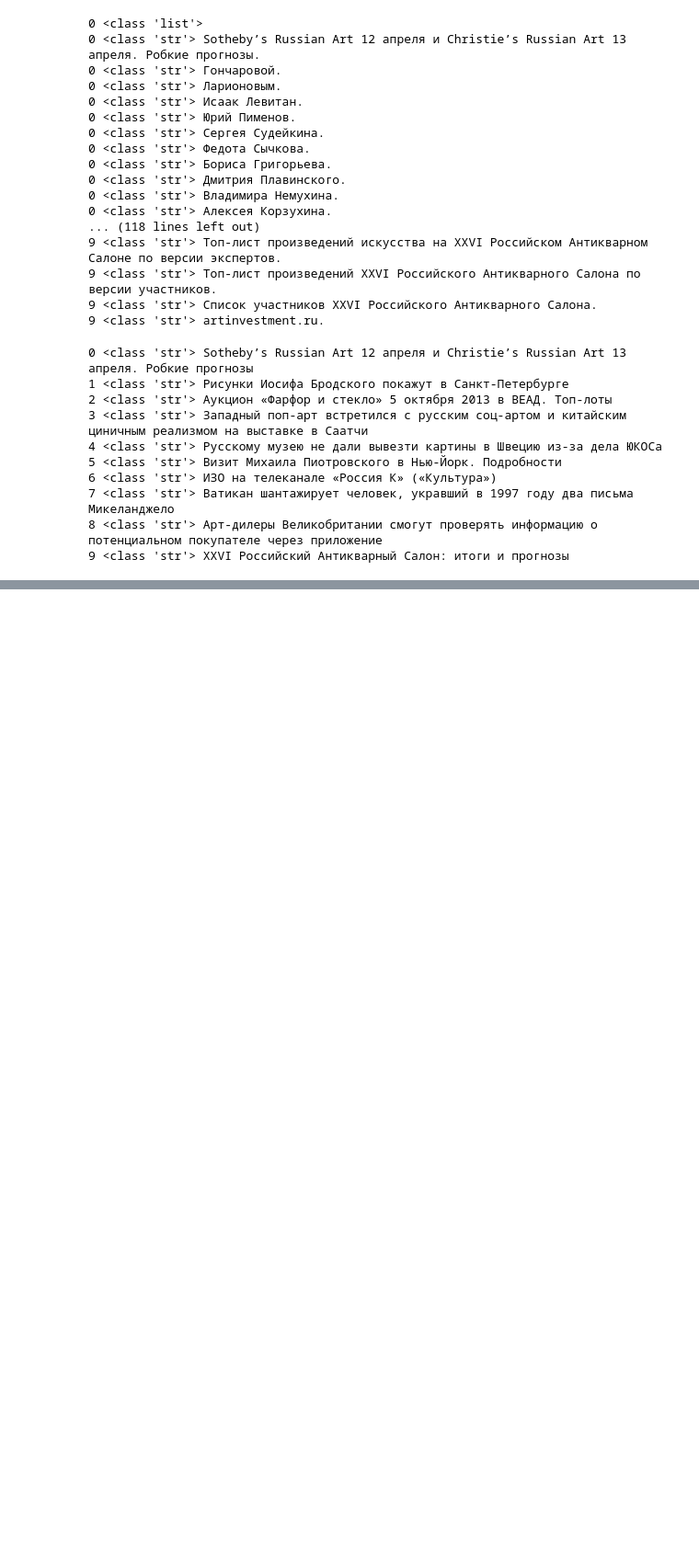
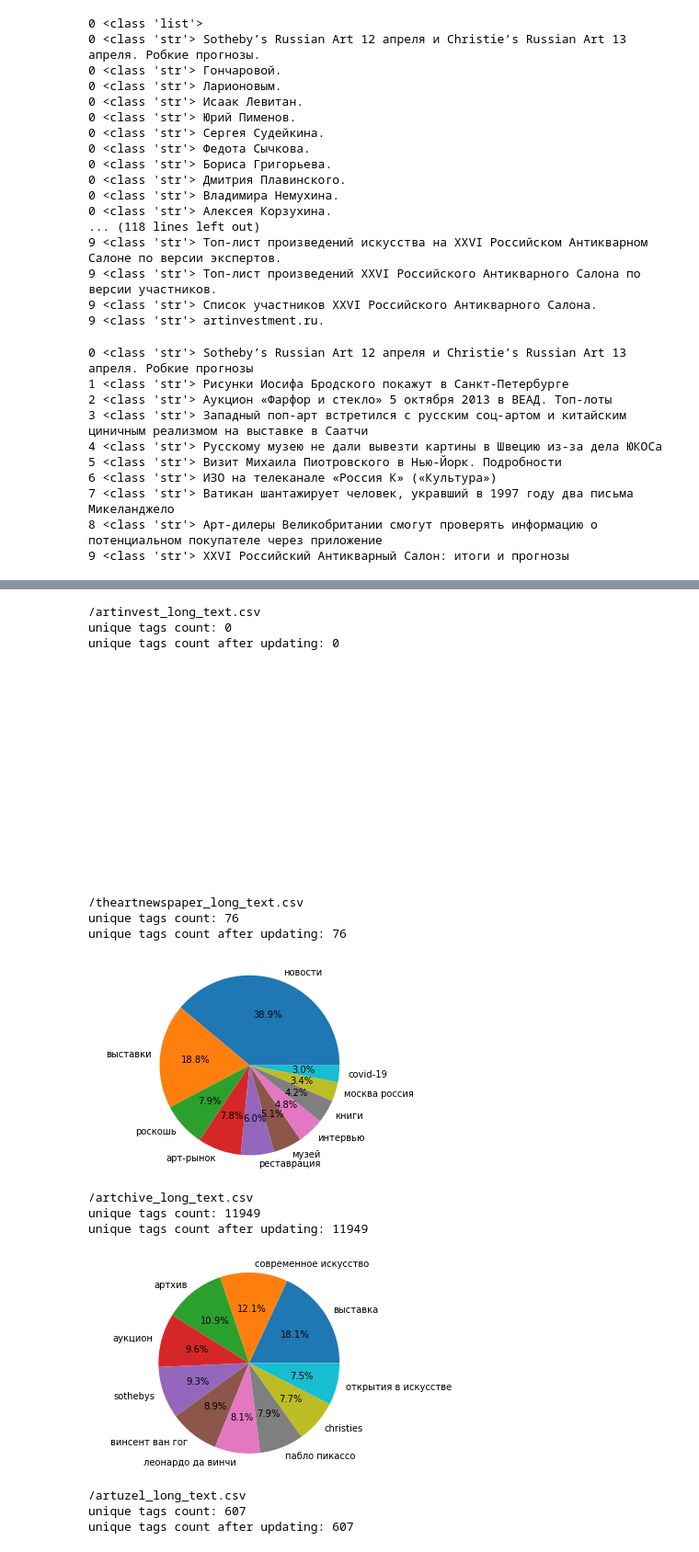
Before and after one commit to Bella151305/ArtProject, a Jupyter notebook: Texts.ipynb, the cells around one changed output, grey strips where cells are left out. Shown at 92% size. Saved outputs shown, nothing was run; the diff lists cells and outputs as text; code cells hidden in the pictures; blank space fills up the shorter version.

```diff
--- a/Texts.ipynb
+++ b/Texts.ipynb
@@ -763,0 +924,5 @@ for idx, short_text in enumerate(sample_df['short_text']):
+# %%
+for name, df in combo_df_dict.items():
+  print(name)
+  print(df.loc[df['tags_list_len']>0].describe())
+  print('')
@@ -763,0 +979,58 @@ for idx, short_text in enumerate(sample_df['short_text']):
+# %%
+# /theartnewspaper_long_text.csv - /sections/...
+# /artchive_long_text.csv - /tags/...
+# /artuzel_long_text.csv - /tegi/...
+patterns = ['sections', 'tags', 'tegi']
+for pattern in patterns:
+  for el in total_tags_lists[1:]:
+    for tag in el:
+      re.search(pattern, tag)
+      #match = re.search(pattern, tag)
+      #print(pattern[0] if match else '')
+# %%
+def by_value(item):
+  return item[1]
+
+name_list = list(combo_df_dict.keys())
+for name in name_list:
+  print(name)
+  tags_count_dict = {tag: 0 for tag in total_tags_lists[name_list.index(name)]}
+  print('unique tags count:', len(tags_count_dict))
+
+  df = combo_df_dict[name]
+  for tags_list in df.loc[df['tags_list_len']>0]['tags_list'].tolist(): # list of lists
+    for tag in tags_list:
+      tag_count = tags_count_dict[tag] + 1
+      tags_count_dict.update({tag: tag_count})
+  print('unique tags count after updating:', len(tags_count_dict))
+
+  counts = []
+  tags = []
+  for k, v in sorted(tags_count_dict.items(), key=by_value, reverse=True)[:10]:
+    counts.append(v)
+    tags.append(k)
+
+  fig, ax = plt.subplots()
+  ax.pie(counts[:10], labels=tags[:10], autopct='%1.1f%%')
+  ax.axis("equal")
+  plt.show()
+  #print(sample(el, 10))
+  print('')
+
+# /artuzel_long_text.csv - names are mostly of authors
+# %% [output]
+/artinvest_long_text.csv
+unique tags count: 0
+unique tags count after updating: 0
+[figure, added]
+/theartnewspaper_long_text.csv
+unique tags count: 76
+unique tags count after updating: 76
+[figure, added]
+/artchive_long_text.csv
+unique tags count: 11949
+unique tags count after updating: 11949
+[figure, added]
+/artuzel_long_text.csv
+unique tags count: 607
+unique tags count after updating: 607
```
Also changed, not shown: parts of 27 cells of this notebook.
